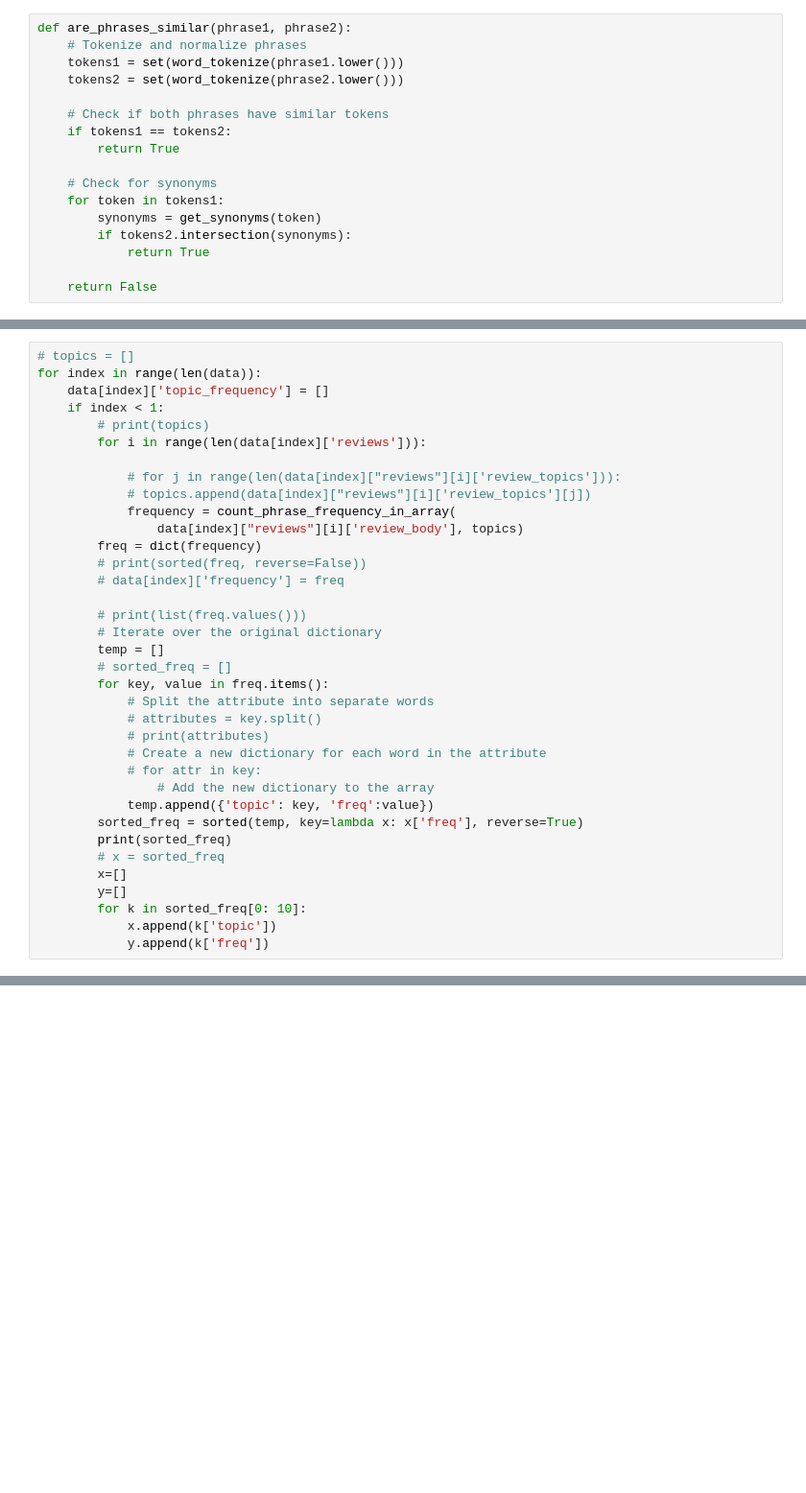
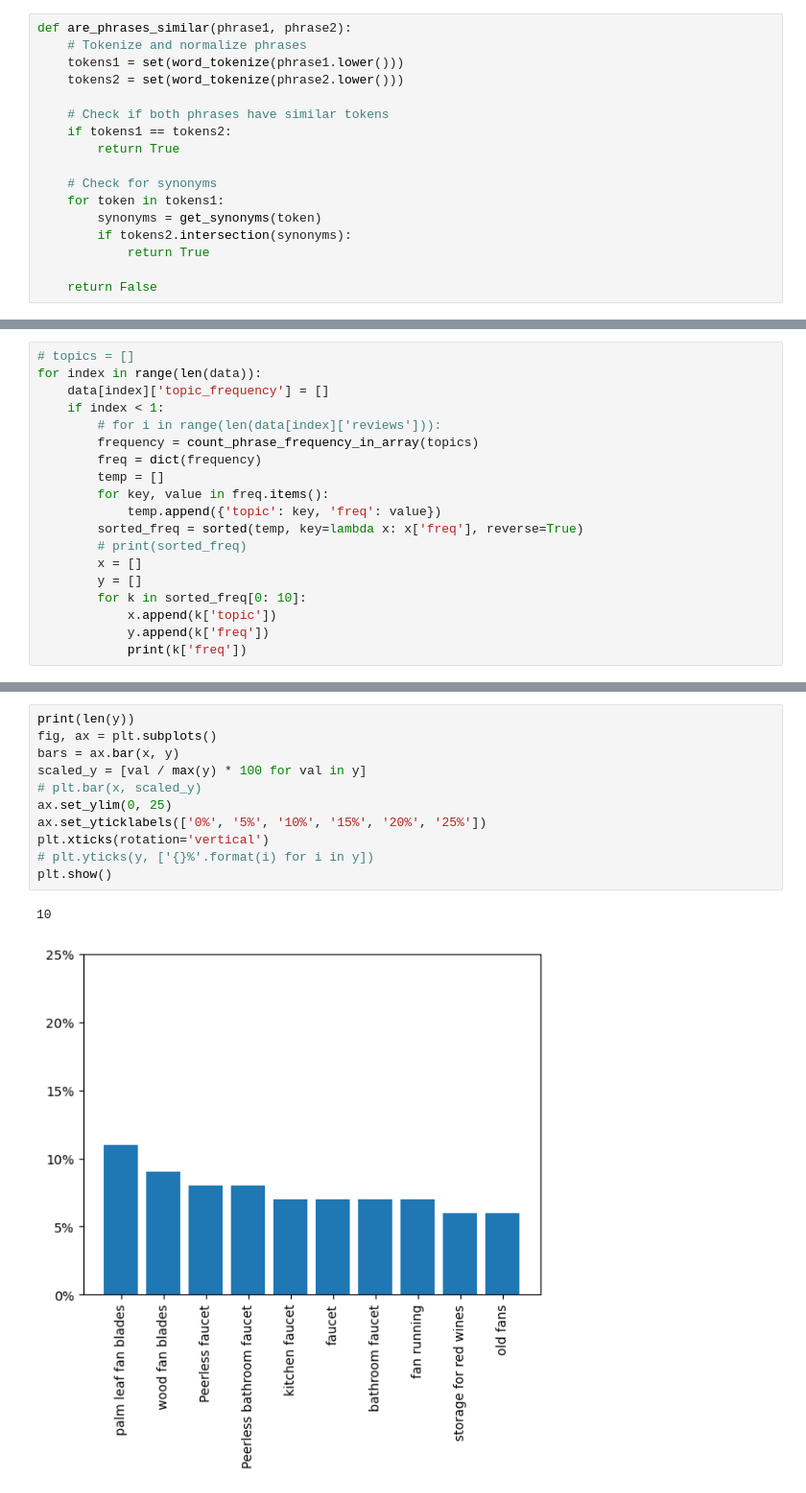
Before and after one commit to hammadaslam1/reviews-classifier, a Jupyter notebook: backend/practice/graphs.ipynb, the cells around one changed output, grey strips where cells are left out. Shown: that part at 96% size. Drawn from its saved outputs; the diff is of its cells as text; blank space fills up the shorter version.

Commit message:
modified graph

```diff
--- a/backend/practice/graphs.ipynb
+++ b/backend/practice/graphs.ipynb
@@ -69,35 +76,18 @@ def count_phrase_frequency_in_array(phrase, phrase_array):
 for index in range(len(data)):
     data[index]['topic_frequency'] = []
     if index < 1:
-        # print(topics)
-        for i in range(len(data[index]['reviews'])):
-
-            # for j in range(len(data[index]["reviews"][i]['review_topics'])):
-            # topics.append(data[index]["reviews"][i]['review_topics'][j])
-            frequency = count_phrase_frequency_in_array(
-                data[index]["reviews"][i]['review_body'], topics)
+        # for i in range(len(data[index]['reviews'])):
+        frequency = count_phrase_frequency_in_array(topics)
         freq = dict(frequency)
-        # print(sorted(freq, reverse=False))
-        # data[index]['frequency'] = freq
-
-        # print(list(freq.values()))
-        # Iterate over the original dictionary
         temp = []
-        # sorted_freq = []
         for key, value in freq.items():
-            # Split the attribute into separate words
-            # attributes = key.split()
-            # print(attributes)
-            # Create a new dictionary for each word in the attribute
-            # for attr in key:
-                # Add the new dictionary to the array
-            temp.append({'topic': key, 'freq':value})
+            temp.append({'topic': key, 'freq': value})
         sorted_freq = sorted(temp, key=lambda x: x['freq'], reverse=True)
-        print(sorted_freq)
-        # x = sorted_freq
-        x=[]
-        y=[]
+        # print(sorted_freq)
+        x = []
+        y = []
         for k in sorted_freq[0: 10]:
             x.append(k['topic'])
             y.append(k['freq'])
+            print(k['freq'])
 # %% [output]
@@ -110,0 +104,14 @@ plt.show()
+# %%
+print(len(y))
+fig, ax = plt.subplots()
+bars = ax.bar(x, y)
+scaled_y = [val / max(y) * 100 for val in y]
+# plt.bar(x, scaled_y)
+ax.set_ylim(0, 25)
+ax.set_yticklabels(['0%', '5%', '10%', '15%', '20%', '25%'])
+plt.xticks(rotation='vertical')
+# plt.yticks(y, ['{}%'.format(i) for i in y])
+plt.show()
+# %% [output]
+10
+[figure, added]
```
Also changed, not shown: parts of 3 cells of this notebook.
